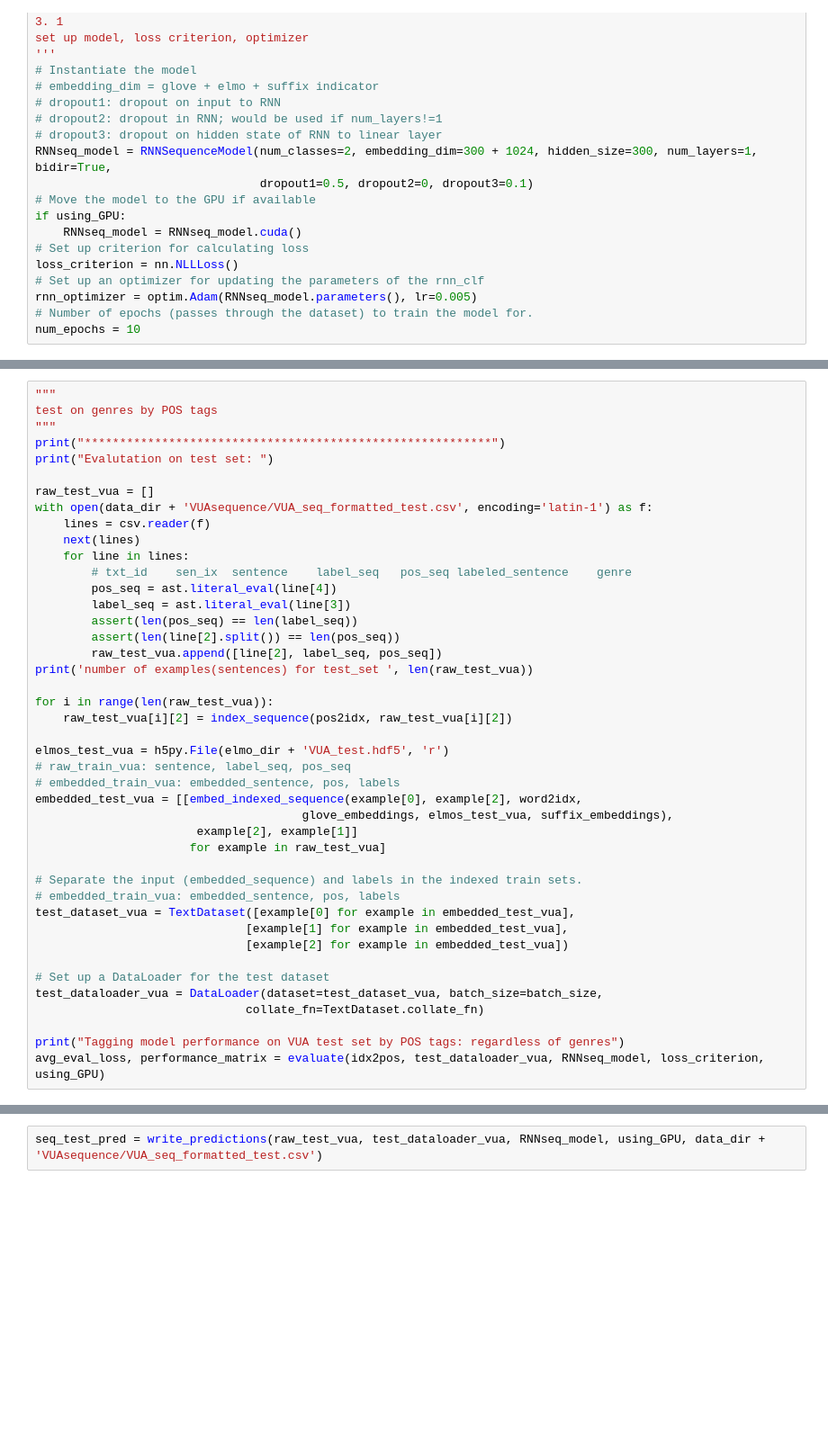
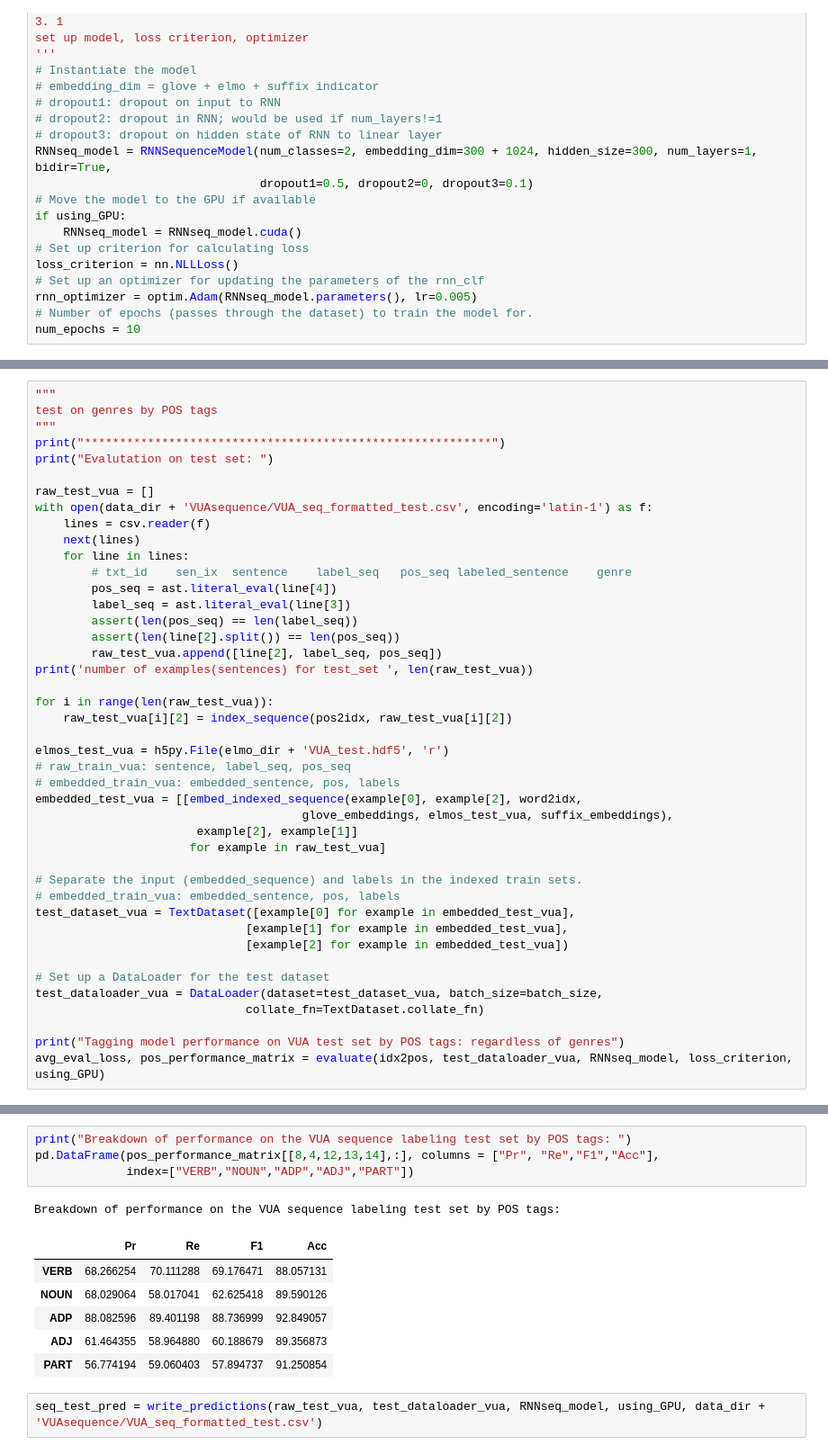
Before and after one commit to cmsc-25700/metaphor-detection, a Jupyter notebook: notebooks/sequence/replicate_vua_seq_model_for_classification.ipynb, the cells around one changed output, grey strips where cells are left out. Shown at 90% size. Cells and saved outputs as stored; diff of their text form; blank space fills up the shorter version.

```diff
--- a/notebooks/sequence/replicate_vua_seq_model_for_classification.ipynb
+++ b/notebooks/sequence/replicate_vua_seq_model_for_classification.ipynb
@@ -477,7 +491,7 @@ test_dataloader_vua = DataLoader(dataset=test_dataset_vua, batch_size=batch_size
                               collate_fn=TextDataset.collate_fn)
 
 print("Tagging model performance on VUA test set by POS tags: regardless of genres")
-avg_eval_loss, performance_matrix = evaluate(idx2pos, test_dataloader_vua, RNNseq_model, loss_criterion, using_GPU)
+avg_eval_loss, pos_performance_matrix = evaluate(idx2pos, test_dataloader_vua, RNNseq_model, loss_criterion, using_GPU)
 # %% [output]
 **********************************************************
 Evalutation on test set:
@@ -499,3 +517,15 @@ PRFA performance for  ADP 87.3910517141197 90.05988023952096 88.70539663815984 9
+# %%
+print("Breakdown of performance on the VUA sequence labeling test set by POS tags: ")
+pd.DataFrame(pos_performance_matrix[[8,4,12,13,14],:], columns = ["Pr", "Re","F1","Acc"],
+             index=["VERB","NOUN","ADP","ADJ","PART"])
+# %% [output]
+Breakdown of performance on the VUA sequence labeling test set by POS tags:
+|  | Pr | Re | F1 | Acc |
+| VERB | 68.266254 | 70.111288 | 69.176471 | 88.057131 |
+| NOUN | 68.029064 | 58.017041 | 62.625418 | 89.590126 |
+| ADP | 88.082596 | 89.401198 | 88.736999 | 92.849057 |
+| ADJ | 61.464355 | 58.964880 | 60.188679 | 89.356873 |
+| PART | 56.774194 | 59.060403 | 57.894737 | 91.250854 |
 # %%
 seq_test_pred = write_predictions(raw_test_vua, test_dataloader_vua, RNNseq_model, using_GPU, data_dir + 'VUAsequence/VUA_seq_formatted_test.csv')
 # %%
```
Also changed, not shown: parts of 18 cells of this notebook.
